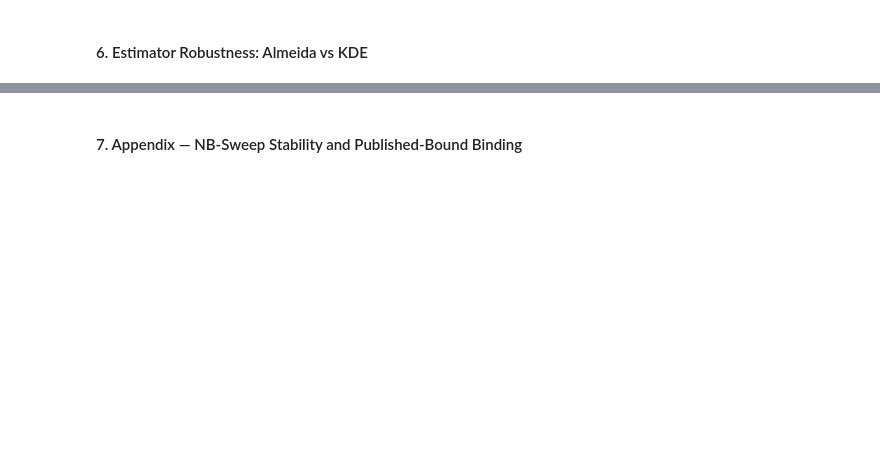
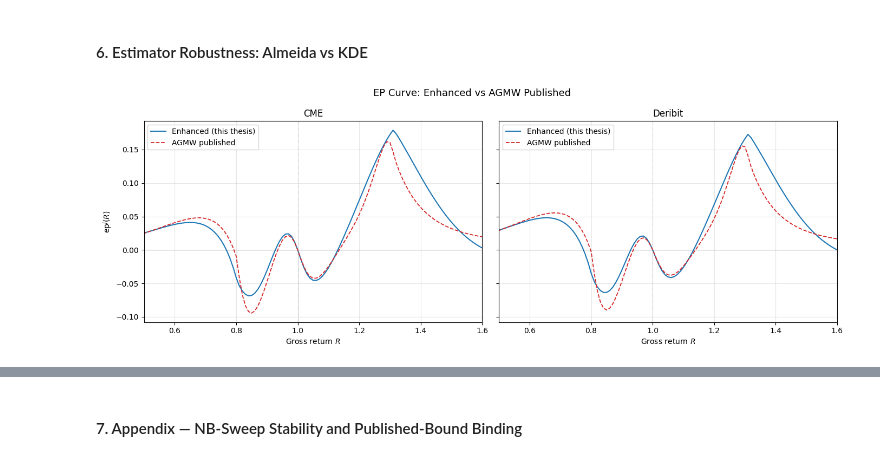
Before and after one commit to Lldelduca/bitcoin-risk-premia, a Jupyter notebook: notebooks/02_ep_decomposition.ipynb, the cells around one changed output, grey strips where cells are left out. Cells and saved outputs as stored; diff of their text form; code cells hidden in the pictures; blank space fills up the shorter version.

```diff
--- a/notebooks/02_ep_decomposition.ipynb
+++ b/notebooks/02_ep_decomposition.ipynb
@@ -192,24 +225,26 @@ print(pivot_share.round(2).to_string())
 # %% [markdown]
 #### 6. Estimator Robustness: Almeida vs KDE
 # %%
-ep_cme_van = (p_van - q_cme) * R
-ep_der_van = (p_van - q_der) * R
+ep_cme_van = (R - 1) * (p_van - q_cme)
+ep_der_van = (R - 1) * (p_van - q_der)
 
 fig, axes = plt.subplots(1, 2, figsize=(14, 5), sharey=True)
 for ax, (venue, ep_e, ep_v) in zip(axes,
         [('CME', ep_cme, ep_cme_van), ('Deribit', ep_der, ep_der_van)]):
     ax.plot(R_PLOT, np.interp(R_PLOT, R, ep_e), 'C0-', lw=1.5, label='Enhanced (this thesis)')
     ax.plot(R_PLOT, np.interp(R_PLOT, R, ep_v), 'C3--', lw=1.3, label='AGMW published')
     ax.axhline(0, color='black', lw=0.5)
     ax.axvline(1.0, color='gray', lw=0.5, ls=':')
     ax.set_xlabel('Gross return $R$')
     ax.set_xlim(0.5, 1.6)
     ax.set_title(venue)
     ax.legend()
 axes[0].set_ylabel(r'$\mathrm{ep}^j(R)$')
 fig.suptitle('EP Curve: Enhanced vs AGMW Published', fontsize=13)
 plt.tight_layout()
 plt.show()
+# %% [output]
+[figure, added]
 # %%
 # 6b. Appendix — Estimator Robustness: Enhanced vs KDE
 
```
Also changed, not shown: parts of 12 cells of this notebook, 15 other files.
